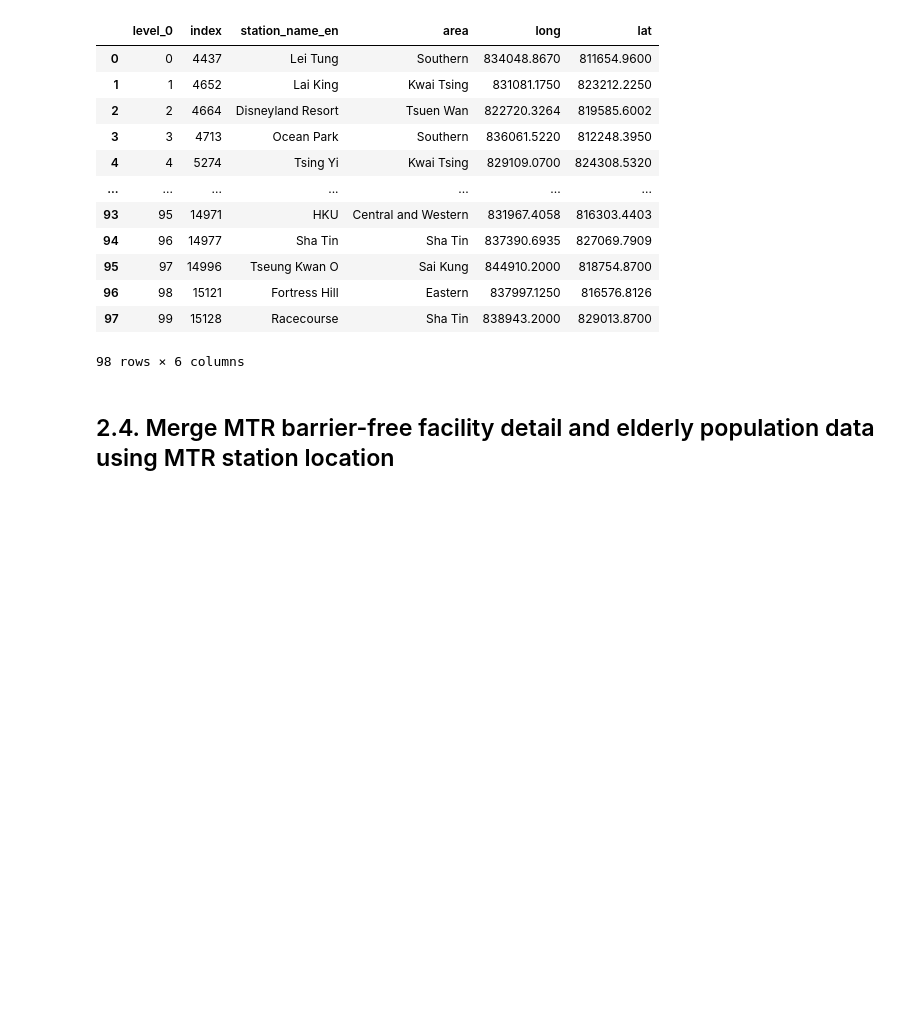
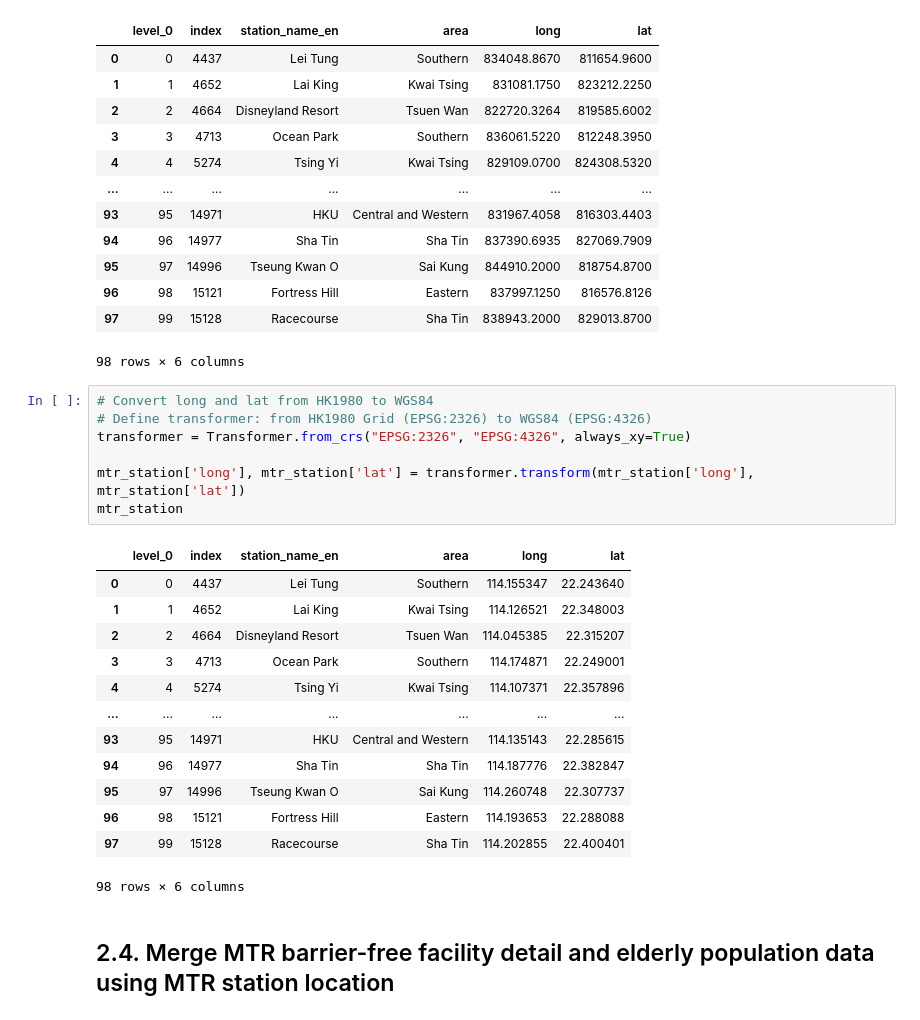
Before and after one commit to linhngo66/MTR-station-accessibility-audit, a Jupyter notebook: data_processing.ipynb, the cells around one changed output. Cells and saved outputs as stored; diff of their text form; blank space fills up the shorter version.

```diff
--- a/data_processing.ipynb
+++ b/data_processing.ipynb
@@ -604,6 +606,27 @@ mtr_station
 | 96 | 98 | 15121 | Fortress Hill | Eastern | 837997.1250 | 816576.8126 |
 | 97 | 99 | 15128 | Racecourse | Sha Tin | 838943.2000 | 829013.8700 |
 98 rows × 6 columns
+# %%
+# Convert long and lat from HK1980 to WGS84
+# Define transformer: from HK1980 Grid (EPSG:2326) to WGS84 (EPSG:4326)
+transformer = Transformer.from_crs("EPSG:2326", "EPSG:4326", always_xy=True)
+
+mtr_station['long'], mtr_station['lat'] = transformer.transform(mtr_station['long'], mtr_station['lat'])
+mtr_station
+# %% [output]
+|  | level_0 | index | station_name_en | area | long | lat |
+| 0 | 0 | 4437 | Lei Tung | Southern | 114.155347 | 22.243640 |
+| 1 | 1 | 4652 | Lai King | Kwai Tsing | 114.126521 | 22.348003 |
+| 2 | 2 | 4664 | Disneyland Resort | Tsuen Wan | 114.045385 | 22.315207 |
+| 3 | 3 | 4713 | Ocean Park | Southern | 114.174871 | 22.249001 |
+| 4 | 4 | 5274 | Tsing Yi | Kwai Tsing | 114.107371 | 22.357896 |
+| ... | ... | ... | ... | ... | ... | ... |
+| 93 | 95 | 14971 | HKU | Central and Western | 114.135143 | 22.285615 |
+| 94 | 96 | 14977 | Sha Tin | Sha Tin | 114.187776 | 22.382847 |
+| 95 | 97 | 14996 | Tseung Kwan O | Sai Kung | 114.260748 | 22.307737 |
+| 96 | 98 | 15121 | Fortress Hill | Eastern | 114.193653 | 22.288088 |
+| 97 | 99 | 15128 | Racecourse | Sha Tin | 114.202855 | 22.400401 |
+98 rows × 6 columns
 # %% [markdown]
 ## 2.4. Merge MTR barrier-free facility detail and elderly population data using MTR station location
 # %%
```
Also changed, not shown: parts of 12 cells of this notebook, 7 other files.
